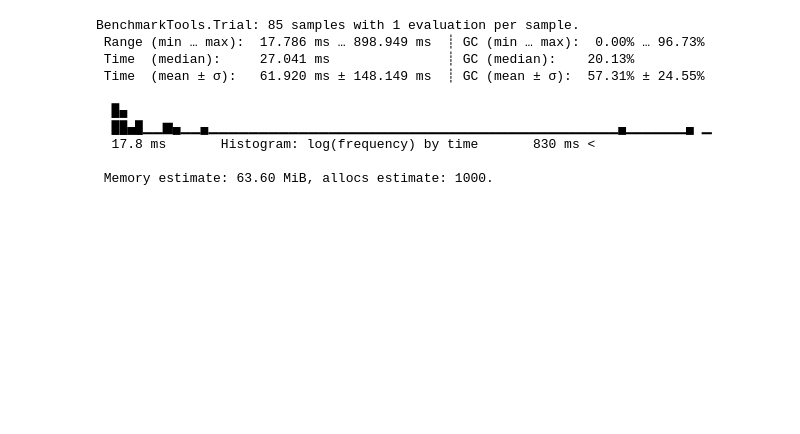
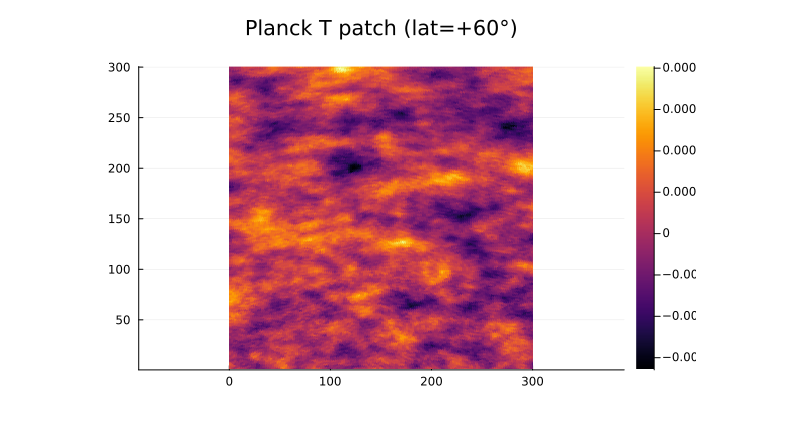
Before and after one commit to mdh959/CMB_Project, a Jupyter notebook: Untitled.ipynb, the cells around one changed output. Saved outputs shown, nothing was run; the diff lists cells and outputs as text; code cells hidden in the pictures; blank space fills up the shorter version.

```diff
--- a/Untitled.ipynb
+++ b/Untitled.ipynb
@@ -68,13 +0,0 @@ using BenchmarkTools
-# %%
-@benchmark precompute!!(LenseFlow(ϕ),f)
-# %% [output]
-BenchmarkTools.Trial: 85 samples with 1 evaluation per sample.
- Range (min … max):  17.786 ms … 898.949 ms  ┊ GC (min … max):  0.00% … 96.73%
- Time  (median):     27.041 ms               ┊ GC (median):    20.13%
- Time  (mean ± σ):   61.920 ms ± 148.149 ms  ┊ GC (mean ± σ):  57.31% ± 24.55%
-
-  █▄
-  ██▄█▁▁▆▄▁▁▄▁▁▁▁▁▁▁▁▁▁▁▁▁▁▁▁▁▁▁▁▁▁▁▁▁▁▁▁▁▁▁▁▁▁▁▁▁▁▁▁▁▄▁▁▁▁▁▁▄ ▁
-  17.8 ms       Histogram: log(frequency) by time       830 ms <
-
- Memory estimate: 63.60 MiB, allocs estimate: 1000.
@@ -82,0 +1,38 @@ BenchmarkTools.Trial: 85 samples with 1 evaluation per sample.
+# %%
+using NPZ, Healpix, Statistics, Plots
+
+# Load Planck temperature map saved from Python
+I = npzread("Tpatch_10deg.npy")
+I_julia = Array(I)
+
+# Define Healpix resolution (instead of plain nside)
+res = Healpix.Resolution(2048)
+
+# Helper: degrees → radians
+deg2rad(x) = x * (π / 180)
+
+"""
+Extract a flat patch from a Healpix map in RING ordering.
+"""
+function healpix_patch(I_julia, res; lon0=0.0, lat0=0.0, size_deg=10.0, res_arcmin=2.0)
+    npix = Int(round(size_deg * 60 / res_arcmin))
+    patch = Array{Float32}(undef, npix, npix)
+    for i in 1:npix, j in 1:npix
+        dl = (i - (npix + 1)/2) * res_arcmin / 60
+        db = (j - (npix + 1)/2) * res_arcmin / 60
+        lon = lon0 + dl
+        lat = lat0 + db
+        θ = deg2rad(90 - lat)
+        ϕ = deg2rad(mod(lon, 360))
+        z = cos(θ)
+        p = Healpix.zphi2pixRing(res, z, ϕ)
+        patch[i, j] = I_julia[p + 1]   # Julia indexing
+    end
+    return patch
+end
+
+# North galactic cap (cleaner CMB)
+Tpatch_high = healpix_patch(I_julia, res; lon0=0.0, lat0=60.0, size_deg=10.0, res_arcmin=2.0)
+heatmap(Tpatch_high'; aspect_ratio=1, title="Planck T patch (lat=+60°)")
+# %% [output]
+[figure, added]
```
Also changed, not shown: parts of 16 cells of this notebook, 5 other files.
